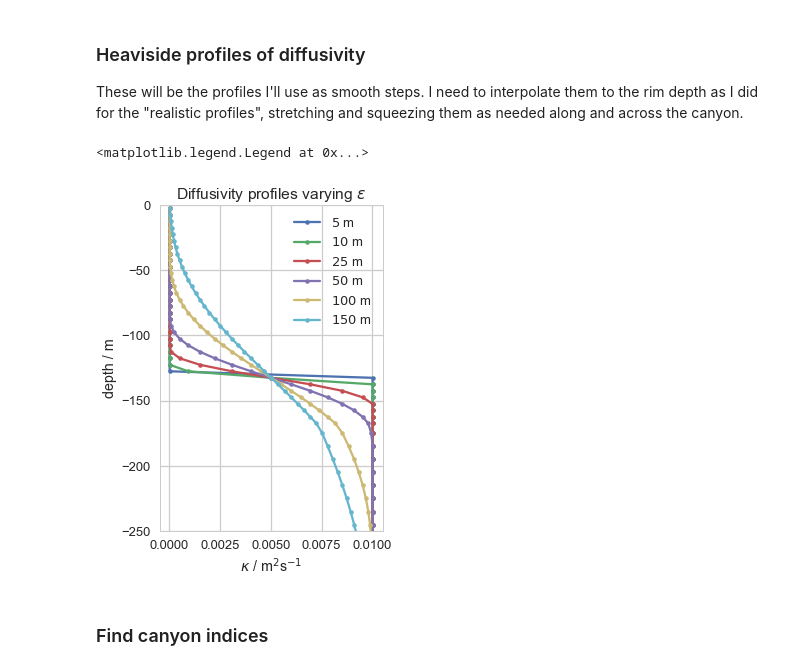
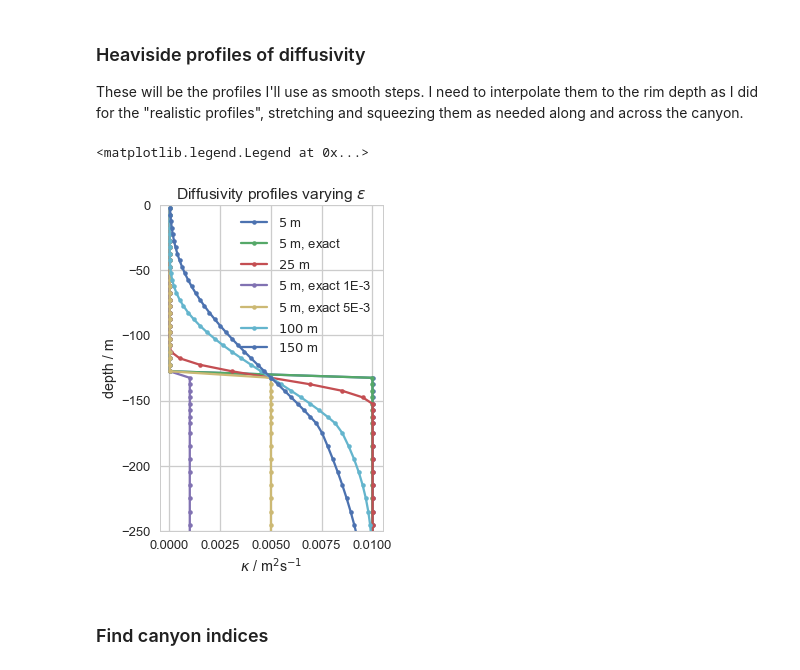
Before and after one commit to UBC-MOAD/buildcanyon, a Jupyter notebook: Stratification/GenerateDiffKrFile_smoothStep.ipynb, the cells around one changed output. Cells and saved outputs as stored; diff of their text form; code cells hidden in the pictures.

```diff
--- a/Stratification/GenerateDiffKrFile_smoothStep.ipynb
+++ b/Stratification/GenerateDiffKrFile_smoothStep.ipynb
@@ -205,7 +205,10 @@ L = 1200            # total depth (m)
 
 # Diffusivity
 kappa_bg = 1E-5              # background diffusivity
-kappa_can = 1E-2             # canyon diffusivity
+kappa_can = 1E-2
+kappa_exact_step = (1E-2)-(1E-5)# canyon diffusivity
+kappa_exact_1E3 = (1E-3)-(1E-5)# canyon diffusivity
+kappa_exact_5E3 = (5E-3)-(1E-5)# canyon diffusivity
 # %%
 # Make profiles using different smoothing length scale epsilon.
 # Min epsilon I can use is 5 m = dz but that just looks like a step
@@ -234,29 +237,34 @@ kappa_e100 = smoothHS(nz, 26, e100, dz, kappa_bg, kappa_can)
 
 e150 = 30 # 200m/dz
 kappa_e150 = smoothHS(nz, 26, e150, dz, kappa_bg, kappa_can)
+# %%
+kappa_e5exact = smoothHS(nz, 26, e5, dz, kappa_bg, kappa_exact_step)
+kappa_e5exact1E3 = smoothHS(nz, 26, e5, dz, kappa_bg, kappa_exact_1E3)
+kappa_e5exact5E3 = smoothHS(nz, 26, e5, dz, kappa_bg, kappa_exact_5E3)
 # %%
 # Plot kv profiles
 sns.set_context('talk')
 sns.set_style('whitegrid')
 fig, ax = plt.subplots(1, 1, figsize=(4,6))
 
 ax.plot(kappa_e5,RC,'.-', label = '$5$ m')
-ax.plot(kappa_e10,RC,'.-', label = '$10$ m')
+ax.plot(kappa_e5exact,RC,'.-', label = '$5$ m, exact')
 ax.plot(kappa_e25,RC,'.-', label = '$25$ m')
-ax.plot(kappa_e50,RC,'.-', label = '$50$ m')
+ax.plot(kappa_e5exact1E3,RC,'.-', label = '$5$ m, exact 1E-3')
+ax.plot(kappa_e5exact5E3,RC,'.-', label = '$5$ m, exact 5E-3')
 ax.plot(kappa_e100,RC,'.-', label = '$100$ m')
 ax.plot(kappa_e150,RC,'.-', label = '$150$ m')
 
 
 ax.set_xlabel('$\kappa$ / m$^2$s$^{-1}$')
 ax.set_ylabel('depth / m')
 ax.set_title('Diffusivity profiles varying $\epsilon$')
 
 ax.set_ylim(-250,0)
 ax.legend(loc=0)
 # %% [output]
 <matplotlib.legend.Legend at 0x...>
-[figure, old version]
+[figure, new version]
 # %% [markdown]
 ### Find canyon indices
 # %%
```
Also changed, not shown: parts of 5 cells of this notebook.
